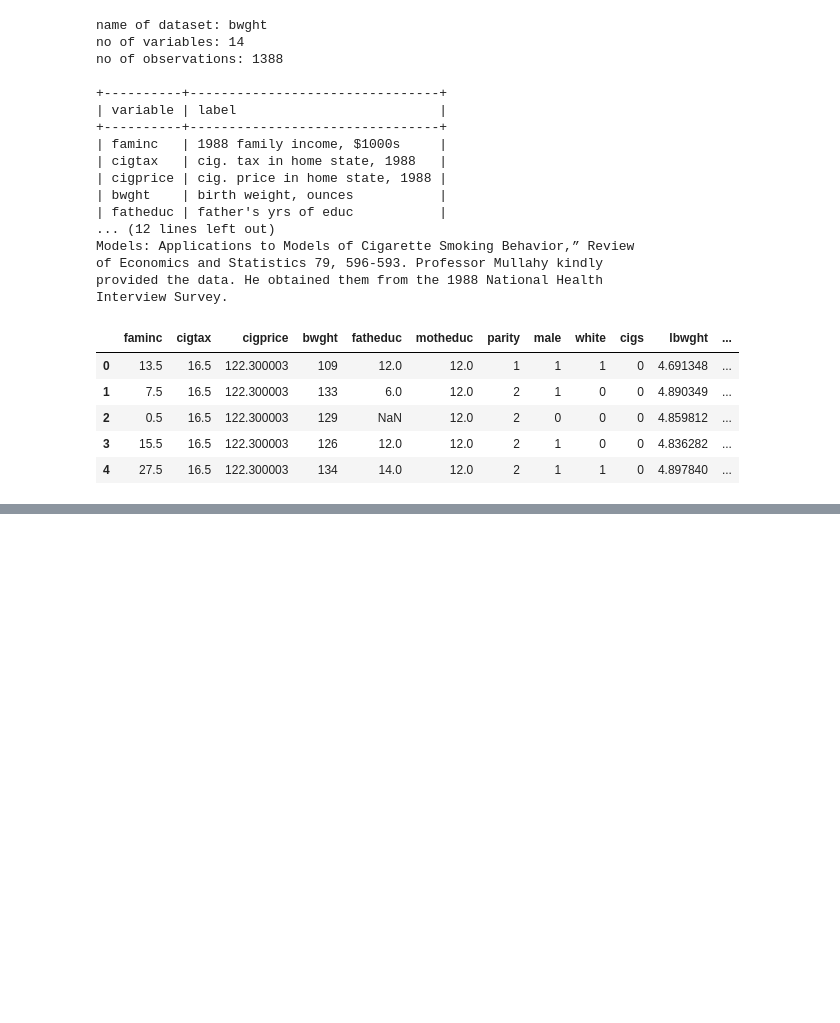
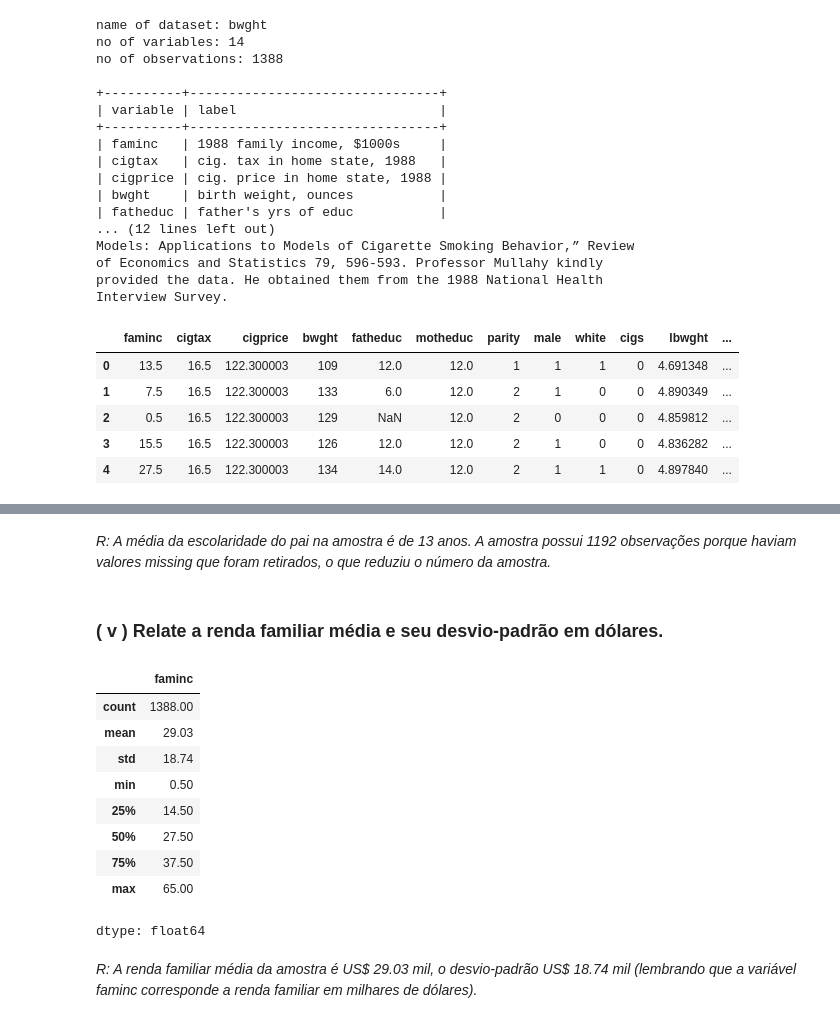
Before and after one commit to JoaoSilvaCorreia/Python, a Jupyter notebook: EconometriaWooldridge.ipynb, the cells around one changed output, grey strips where cells are left out. Saved outputs shown, nothing was run; the diff lists cells and outputs as text; code cells hidden in the pictures; blank space fills up the shorter version.

```diff
--- a/EconometriaWooldridge.ipynb
+++ b/EconometriaWooldridge.ipynb
@@ -142,0 +256,19 @@ Interview Survey.
+# %% [markdown]
+*R: A média da escolaridade do pai na amostra é de 13 anos. A amostra possui 1192 observações porque haviam valores missing que foram retirados, o que reduziu o número da amostra.*
+# %% [markdown]
+### **( v ) Relate a renda familiar média e seu desvio-padrão em dólares.**
+# %%
+round(bwght.faminc.describe(),2) #estatísticas descritivas, algo parecido com o proc means
+# %% [output]
+|  | faminc |
+| count | 1388.00 |
+| mean | 29.03 |
+| std | 18.74 |
+| min | 0.50 |
+| 25% | 14.50 |
+| 50% | 27.50 |
+| 75% | 37.50 |
+| max | 65.00 |
+dtype: float64
+# %% [markdown]
+*R: A renda familiar média da amostra é US\$ 29.03 mil, o desvio-padrão US\$ 18.74 mil (lembrando que a variável faminc corresponde a renda familiar em milhares de dólares).*
```
Also changed, not shown: parts of 16 cells of this notebook.
